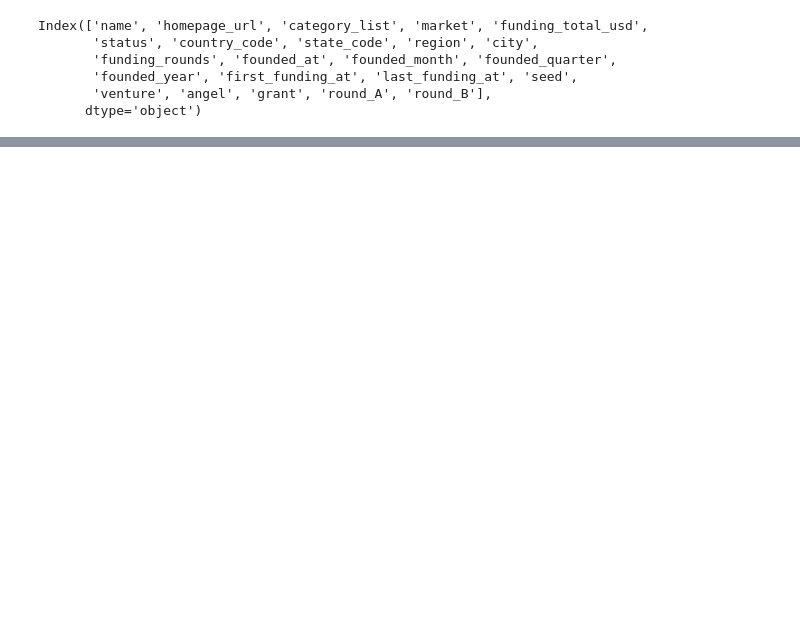
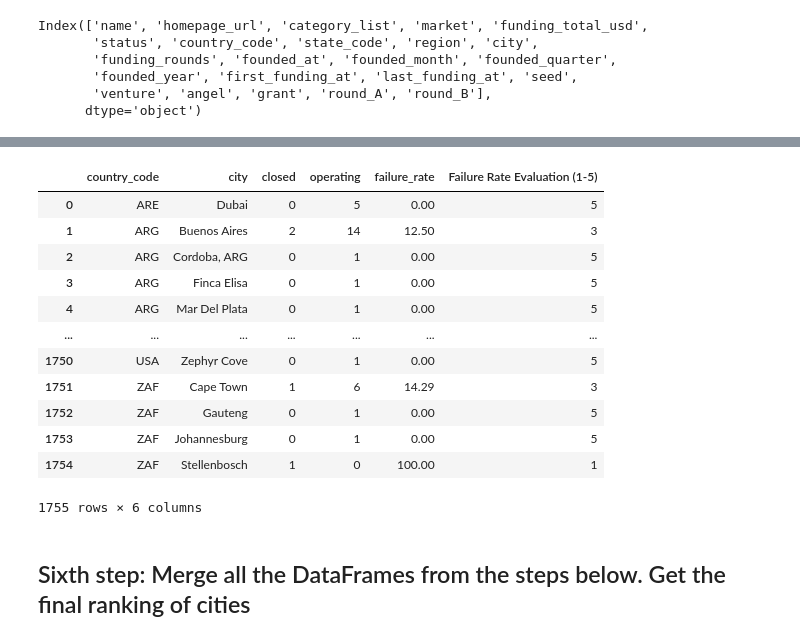
Before and after one commit to smunozan/datamex_082020, a Jupyter notebook: module-2/python-bi-project/main.ipynb, the cells around one changed output, grey strips where cells are left out. Saved outputs shown, nothing was run; the diff lists cells and outputs as text; code cells hidden in the pictures; blank space fills up the shorter version.

```diff
--- a/module-2/python-bi-project/main.ipynb
+++ b/module-2/python-bi-project/main.ipynb
@@ -124,0 +455,9 @@ startups_filt[(startups_filt["market"]=="Apps")&(startups_filt["city"]=="Dubai")
+# %%
+'''la pivot table nos está generando un count de status por cada columna de la tabla
+(con los mismos valores), solo necesitamos las primeras 4 columnas y acomodar bien los
+nombres de las columnas'''
+cities_failure = cities_failure.iloc[:,:4].droplevel(0, axis=1)
+
+col = ['country_code', 'city', 'closed','operating']
+
+cities_failure.columns = col
@@ -124,0 +475,3 @@ startups_filt[(startups_filt["market"]=="Apps")&(startups_filt["city"]=="Dubai")
+# %%
+#creamos una columna con el porcentaje de fracaso de startups por ciudad
+cities_failure["failure_rate"] = (cities_failure["closed"]/(cities_failure["closed"]+cities_failure["operating"]))*100
@@ -124,0 +495,42 @@ startups_filt[(startups_filt["market"]=="Apps")&(startups_filt["city"]=="Dubai")
+# %%
+'''vamos a generar una evaluación del la tasa de fracaso/cierre promedio en cada ciudad.
+La columna va a ir del 1 al 5:
+    5 = igual a 0%
+    4 = igual o menor a 5%
+    3 = igual o menor a 20%
+    2 = igual o menor a 50%
+    1 = mayor a 50%
+'''
+
+def evaluation_failure(x):
+    if x==0:
+        return 5
+    elif x<=5 :
+        return 4
+    elif x<=20:
+        return 3
+    elif x<=50:
+        return 2
+    else:
+        return 1
+
+cities_failure["Failure Rate Evaluation (1-5)"] = cities_failure["failure_rate"].apply(lambda x: evaluation_failure(x))
+# %%
+# muestra de la tabla final
+cities_failure
+# %% [output]
+|  | country_code | city | closed | operating | failure_rate | Failure Rate Evaluation (1-5) |
+| 0 | ARE | Dubai | 0 | 5 | 0.00 | 5 |
+| 1 | ARG | Buenos Aires | 2 | 14 | 12.50 | 3 |
+| 2 | ARG | Cordoba, ARG | 0 | 1 | 0.00 | 5 |
+| 3 | ARG | Finca Elisa | 0 | 1 | 0.00 | 5 |
+| 4 | ARG | Mar Del Plata | 0 | 1 | 0.00 | 5 |
+| ... | ... | ... | ... | ... | ... | ... |
+| 1750 | USA | Zephyr Cove | 0 | 1 | 0.00 | 5 |
+| 1751 | ZAF | Cape Town | 1 | 6 | 14.29 | 3 |
+| 1752 | ZAF | Gauteng | 0 | 1 | 0.00 | 5 |
+| 1753 | ZAF | Johannesburg | 0 | 1 | 0.00 | 5 |
+| 1754 | ZAF | Stellenbosch | 1 | 0 | 100.00 | 1 |
+1755 rows × 6 columns
+# %% [markdown]
+## Sixth step: Merge all the DataFrames from the steps below. Get the final ranking of cities
```
Also changed, not shown: parts of 90 cells of this notebook, 5 other files.
